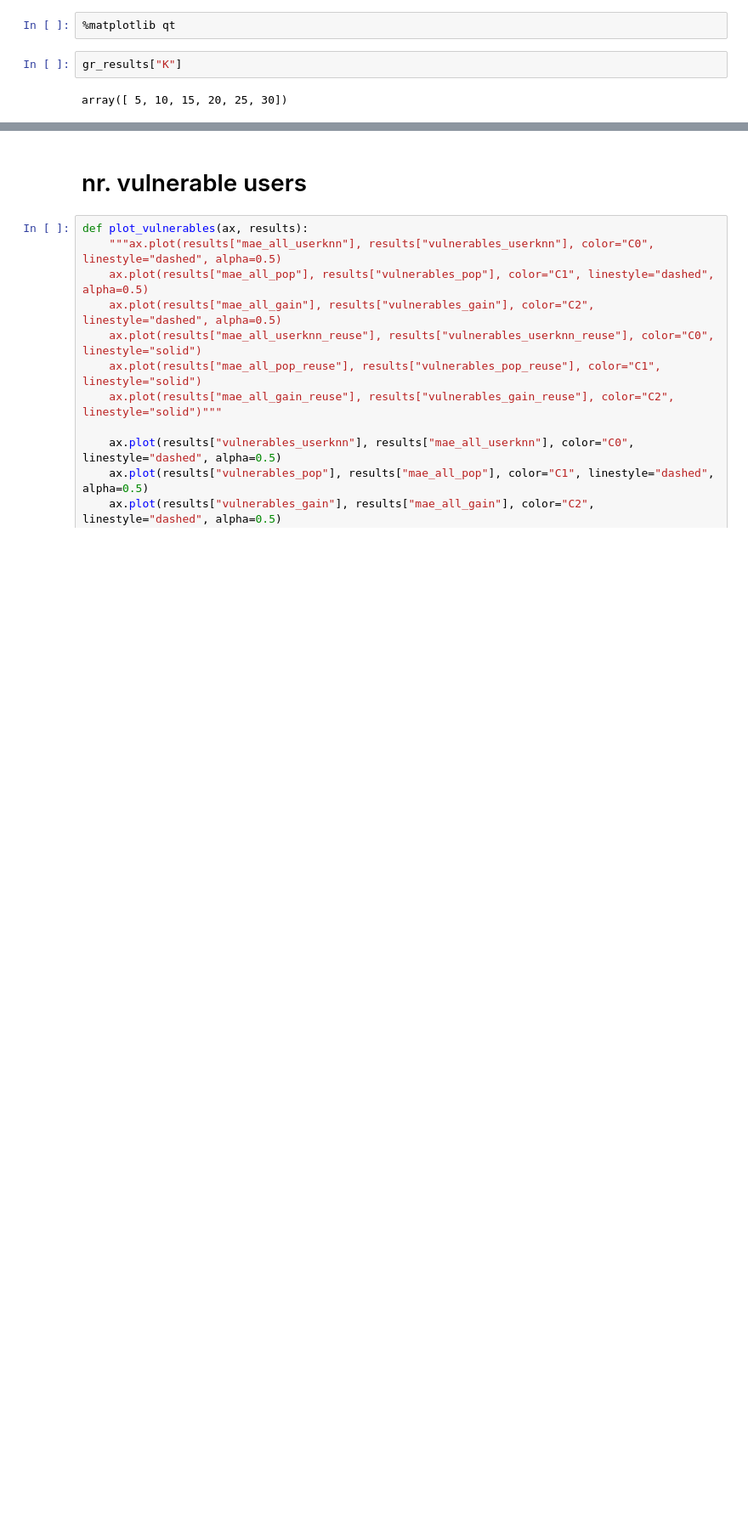
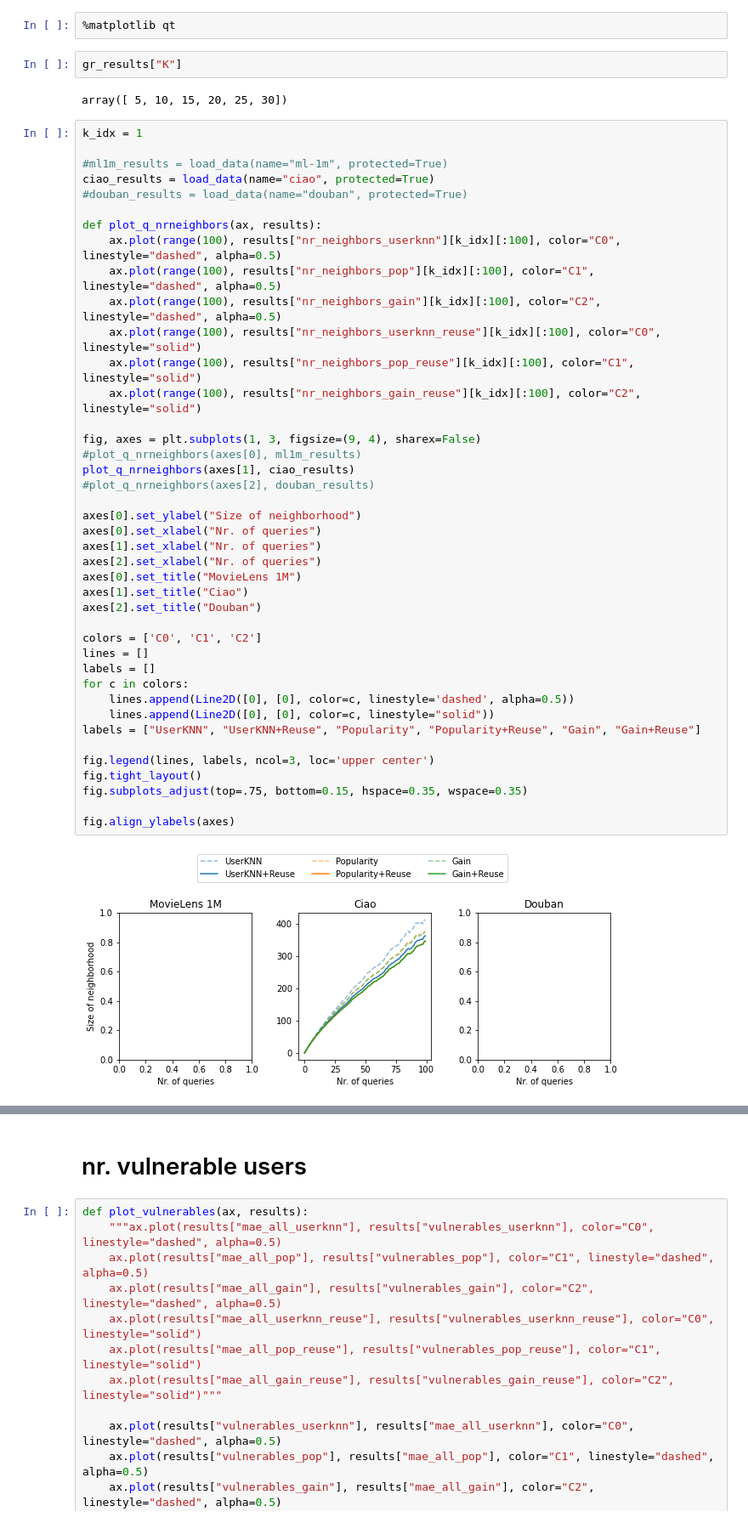
Before and after one commit to pmuellner/ReuseKNN, a Jupyter notebook: Visualization.ipynb, the cells around one changed output, grey strips where cells are left out. Shown at 85% size. Cells and saved outputs as stored; diff of their text form; blank space fills up the shorter version.

```diff
--- a/Visualization.ipynb
+++ b/Visualization.ipynb
@@ -403,6 +411,49 @@ fig.align_ylabels(axes)
 gr_results["K"]
 # %% [output]
 array([ 5, 10, 15, 20, 25, 30])
+# %%
+k_idx = 1
+
+#ml1m_results = load_data(name="ml-1m", protected=True)
+ciao_results = load_data(name="ciao", protected=True)
+#douban_results = load_data(name="douban", protected=True)
+
+def plot_q_nrneighbors(ax, results):
+    ax.plot(range(100), results["nr_neighbors_userknn"][k_idx][:100], color="C0", linestyle="dashed", alpha=0.5)
+    ax.plot(range(100), results["nr_neighbors_pop"][k_idx][:100], color="C1", linestyle="dashed", alpha=0.5)
+    ax.plot(range(100), results["nr_neighbors_gain"][k_idx][:100], color="C2", linestyle="dashed", alpha=0.5)
+    ax.plot(range(100), results["nr_neighbors_userknn_reuse"][k_idx][:100], color="C0", linestyle="solid")
+    ax.plot(range(100), results["nr_neighbors_pop_reuse"][k_idx][:100], color="C1", linestyle="solid")
+    ax.plot(range(100), results["nr_neighbors_gain_reuse"][k_idx][:100], color="C2", linestyle="solid")
+
+fig, axes = plt.subplots(1, 3, figsize=(9, 4), sharex=False)
+#plot_q_nrneighbors(axes[0], ml1m_results)
+plot_q_nrneighbors(axes[1], ciao_results)
+#plot_q_nrneighbors(axes[2], douban_results)
+
+axes[0].set_ylabel("Size of neighborhood")
+axes[0].set_xlabel("Nr. of queries")
+axes[1].set_xlabel("Nr. of queries")
+axes[2].set_xlabel("Nr. of queries")
+axes[0].set_title("MovieLens 1M")
+axes[1].set_title("Ciao")
+axes[2].set_title("Douban")
+
+colors = ['C0', 'C1', 'C2']
+lines = []
+labels = []
+for c in colors:
+    lines.append(Line2D([0], [0], color=c, linestyle='dashed', alpha=0.5))
+    lines.append(Line2D([0], [0], color=c, linestyle="solid"))
+labels = ["UserKNN", "UserKNN+Reuse", "Popularity", "Popularity+Reuse", "Gain", "Gain+Reuse"]
+
+fig.legend(lines, labels, ncol=3, loc='upper center')
+fig.tight_layout()
+fig.subplots_adjust(top=.75, bottom=0.15, hspace=0.35, wspace=0.35)
+
+fig.align_ylabels(axes)
+# %% [output]
+[figure, added]
 # %%
 k_idx = 1
 
```
Also changed, not shown: parts of 17 cells of this notebook, 2 other files.
